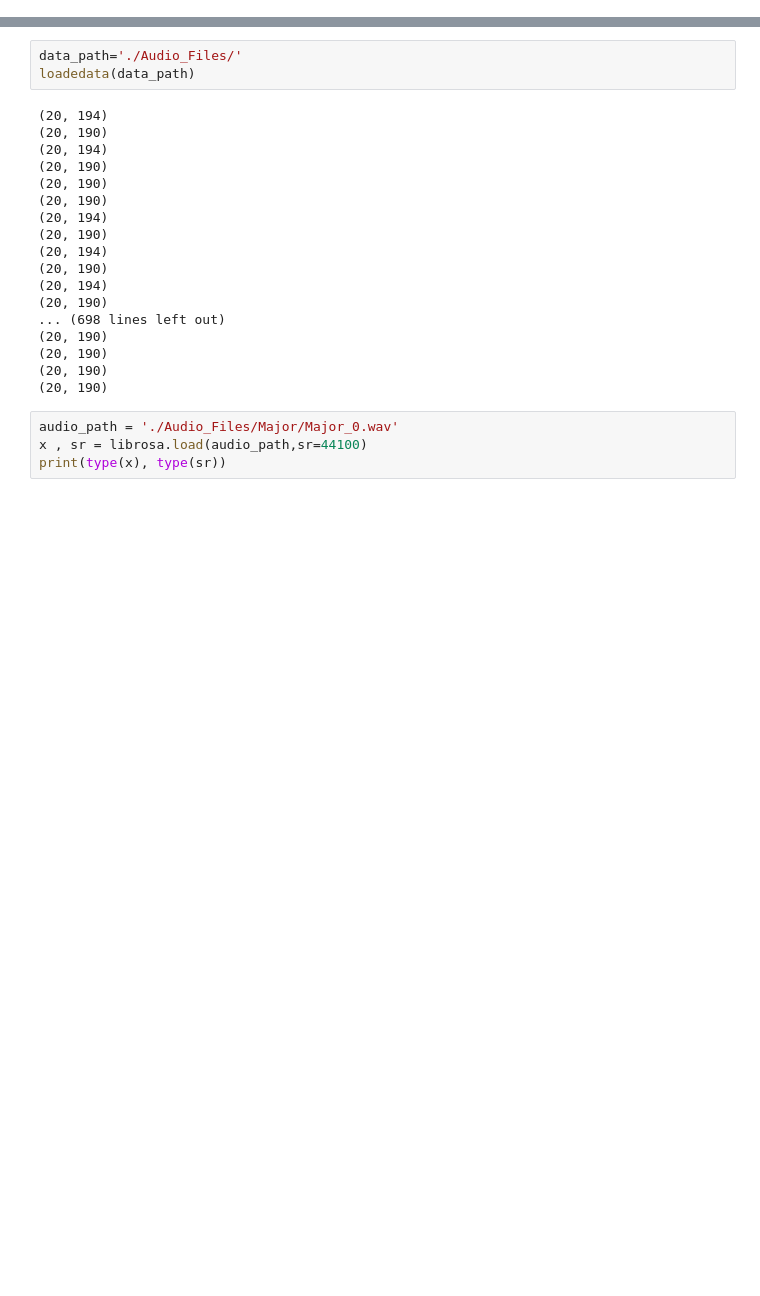
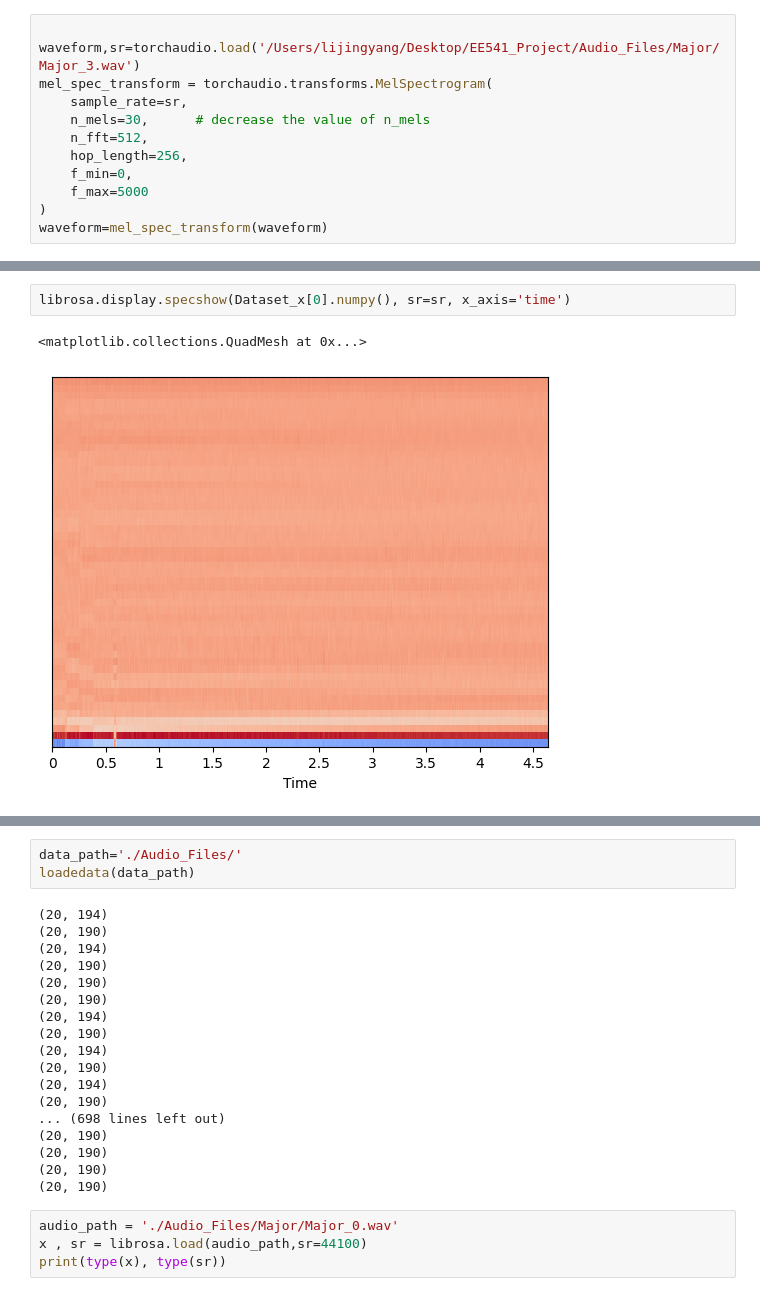
Before and after one commit to Foxylj/EE541_Project, a Jupyter notebook: Project.ipynb, the cells around one changed output, grey strips where cells are left out. Drawn from its saved outputs; the diff is of its cells as text; blank space fills up the shorter version.

```diff
--- a/Project.ipynb
+++ b/Project.ipynb
@@ -7,0 +184,12 @@ from torch.utils.data import Dataset
+# %%
+
+waveform,sr=torchaudio.load('/Users/lijingyang/Desktop/EE541_Project/Audio_Files/Major/Major_3.wav')
+mel_spec_transform = torchaudio.transforms.MelSpectrogram(
+    sample_rate=sr,
+    n_mels=30,      # decrease the value of n_mels
+    n_fft=512,
+    hop_length=256,
+    f_min=0,
+    f_max=5000
+)
+waveform=mel_spec_transform(waveform)
@@ -8 +200,6 @@ from torch.utils.data import Dataset
+# %%
+librosa.display.specshow(Dataset_x[0].numpy(), sr=sr, x_axis='time')
+# %% [output]
+<matplotlib.collections.QuadMesh at 0x...>
+[figure, added]
 # %%
```
Also changed, not shown: parts of 7 cells of this notebook.
